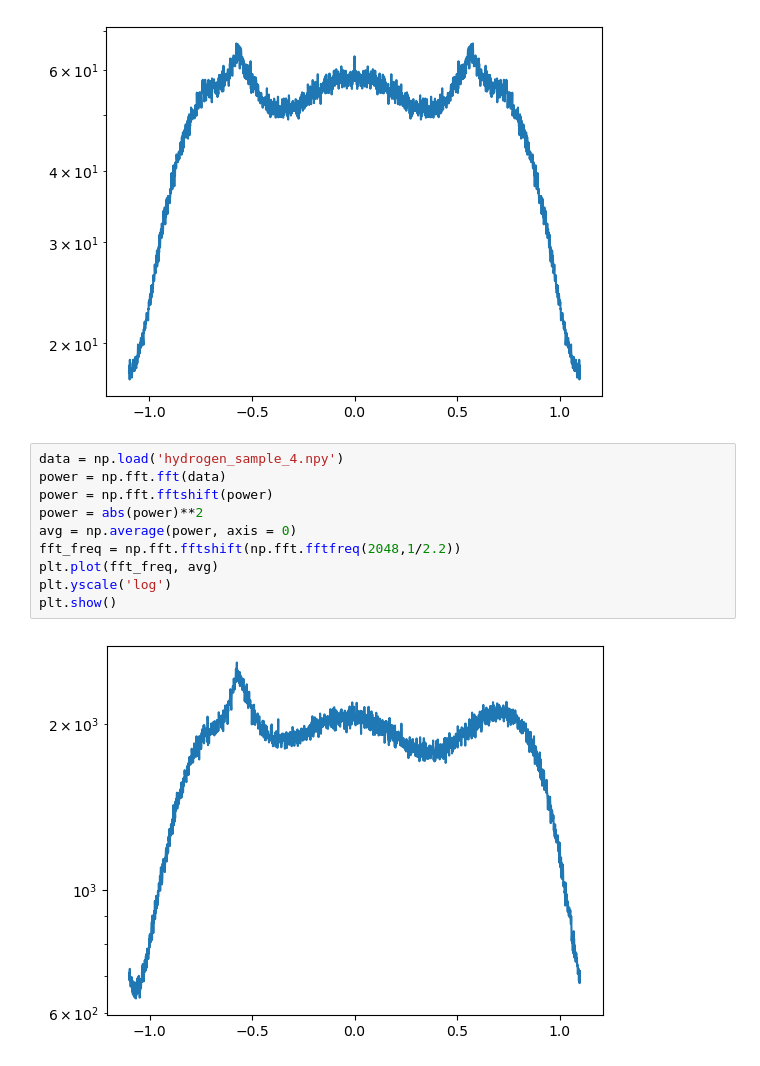
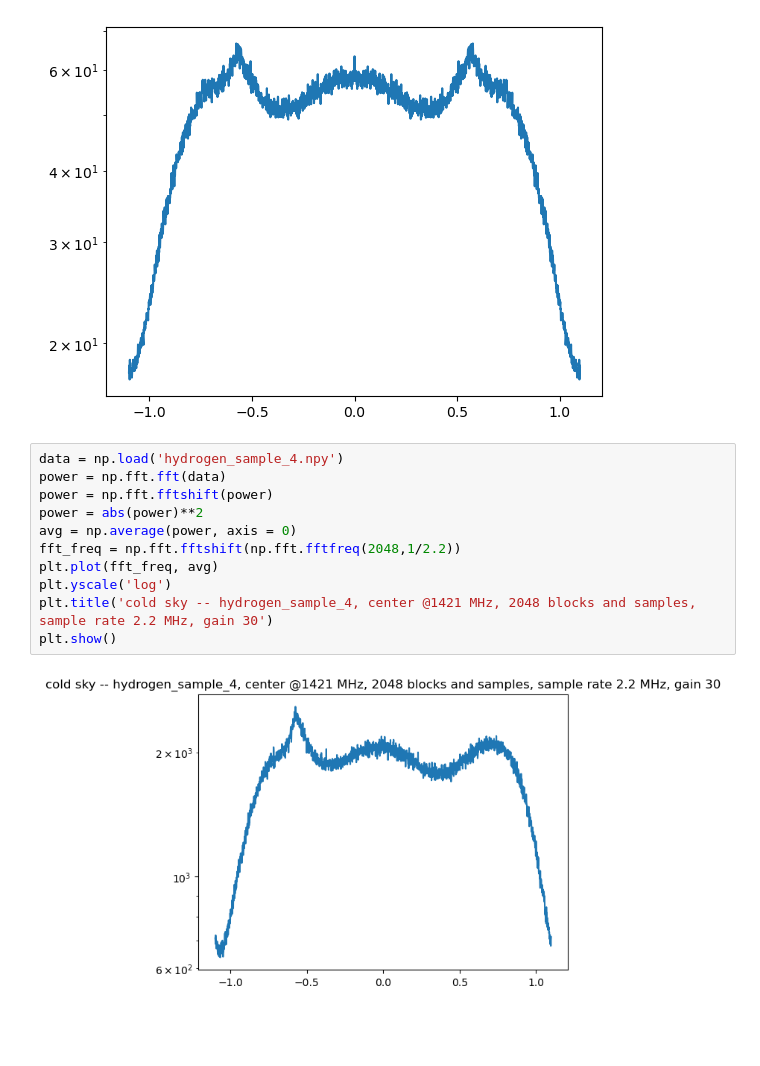
Before and after one commit to Quetzalcoatl42/Radio-23, a Jupyter notebook: Lab_2/Untitled.ipynb, the cells around one changed output. Drawn from its saved outputs; the diff is of its cells as text; blank space fills up the shorter version.

```diff
--- a/Lab_2/Untitled.ipynb
+++ b/Lab_2/Untitled.ipynb
@@ -62,12 +62,13 @@ plt.show()
 # %%
 data = np.load('hydrogen_sample_4.npy')
 power = np.fft.fft(data)
 power = np.fft.fftshift(power)
 power = abs(power)**2
 avg = np.average(power, axis = 0)
 fft_freq = np.fft.fftshift(np.fft.fftfreq(2048,1/2.2))
 plt.plot(fft_freq, avg)
 plt.yscale('log')
+plt.title('cold sky -- hydrogen_sample_4, center @1421 MHz, 2048 blocks and samples, sample rate 2.2 MHz, gain 30')
 plt.show()
 # %% [output]
-[figure, old version]
+[figure, new version]
```
Also changed, not shown: parts of 4 cells of this notebook, 1 other file.
